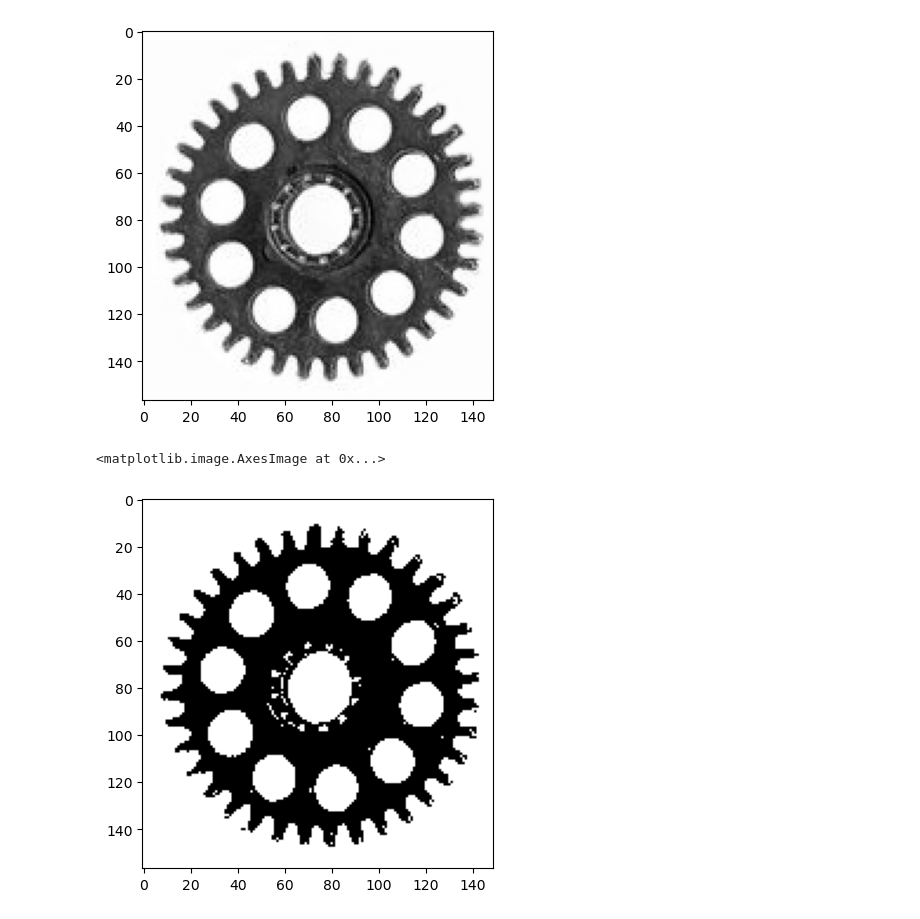
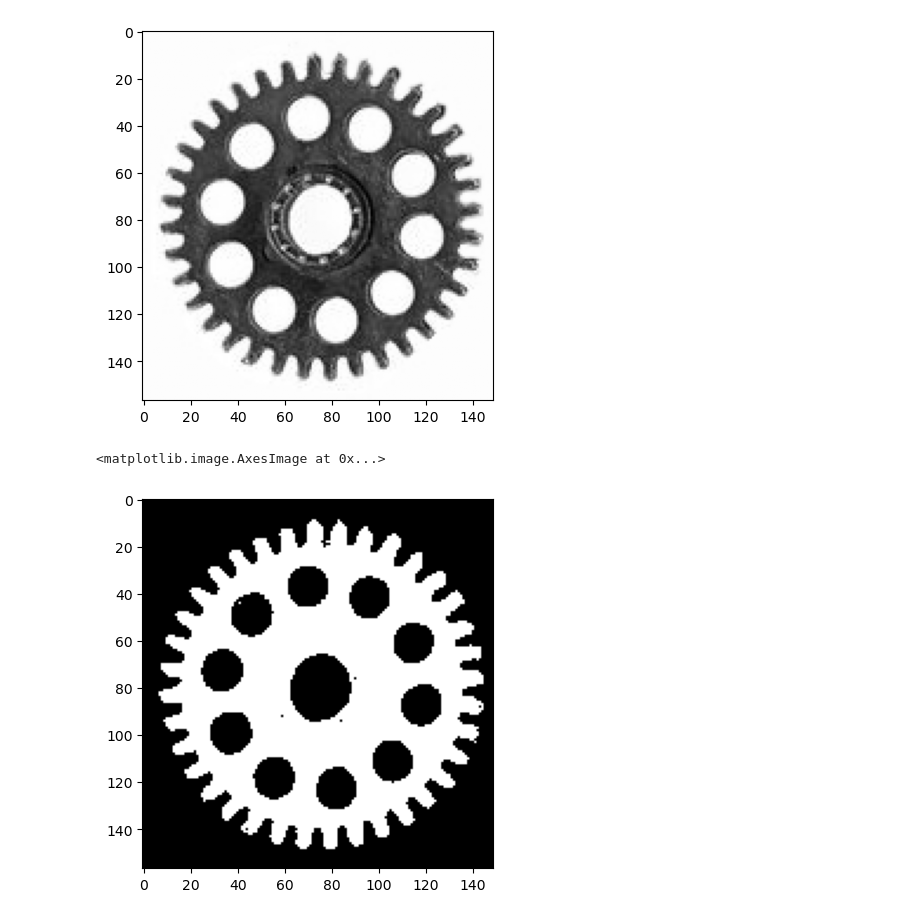
Before and after one commit to MrWlobo/Zaawansowane_Algorytmy_Wizyjne, a Jupyter notebook: Lab04/ZAW_Lab04.ipynb, the cells around one changed output. Saved outputs shown, nothing was run; the diff lists cells and outputs as text; code cells hidden in the pictures.

```diff
--- a/Lab04/ZAW_Lab04.ipynb
+++ b/Lab04/ZAW_Lab04.ipynb
@@ -30,10 +30,12 @@ plt.imshow(gray_gear)
 <matplotlib.image.AxesImage at 0x...>
 [figure]
 # %%
-ret, gear_thresh = cv2.threshold(gray_gear, 127, 255, cv2.THRESH_BINARY)
+ret, gear_thresh = cv2.threshold(gray_gear, 230, 255, cv2.THRESH_BINARY)
+#gear_thresh = cv2.morphologyEx(gear_thresh, cv2.MORPH_OPEN, np.ones((5, 5)))
+gear_thresh = cv2.bitwise_not(gear_thresh)
 
 plt.imshow(gear_thresh)
 # %% [output]
 <matplotlib.image.AxesImage at 0x...>
-[figure, old version]
+[figure, new version]
 # %%
```
Also changed, not shown: parts of 8 cells of this notebook.
